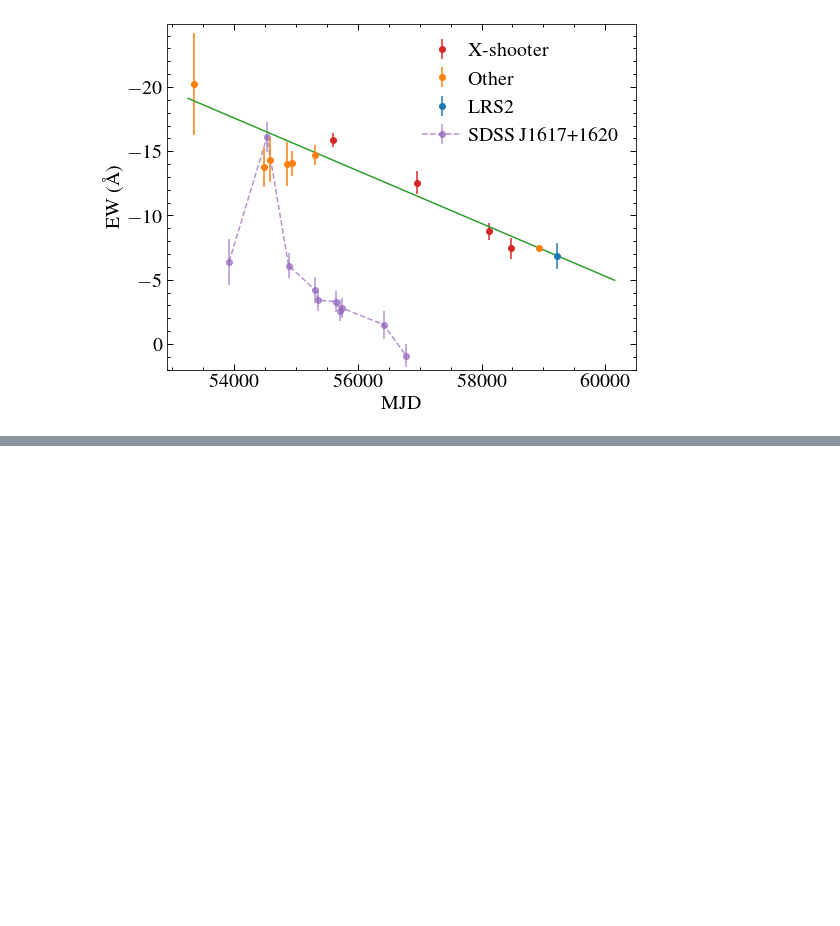
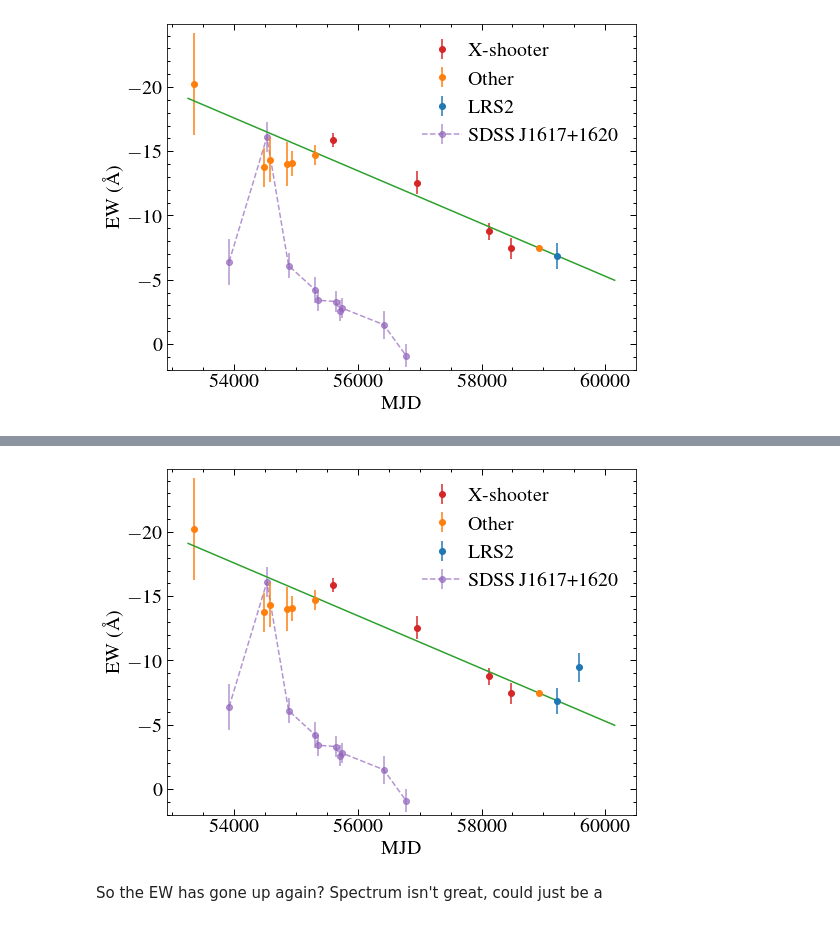
Before and after one commit to davidjwilson/gas_discs, a Jupyter notebook: xshooterql.ipynb, the cells around one changed output, grey strips where cells are left out. Cells and saved outputs as stored; diff of their text form; code cells hidden in the pictures; blank space fills up the shorter version.

```diff
--- a/xshooterql.ipynb
+++ b/xshooterql.ipynb
@@ -685,0 +784,32 @@ plt.tight_layout()
+# %%
+obsdates = [59563, 59594, 59625, 59653]
+
+
+plt.figure(figsize=(8, 6))
+plt.errorbar(datesx, np.sum(eqsx, axis=0), yerr= np.sum(ex**2, axis=0)**0.5, marker='o', ls='none', c= 'C3', label='X-shooter')
+plt.errorbar(dates, np.sum(eqs, axis=0), yerr=np.sum(eqse**2, axis=0)**0.5, marker='o', ls='none', c= 'C1', label='Other')
+#add lrsw
+plt.errorbar(lrs2_mjd, np.sum(lrs2_ew), yerr=np.sum(lrs2_ewe**2)**0.5, marker='o', ls='none', c= 'C0', label='LRS2')
+plt.errorbar(lrs2_mjd2, np.sum(lrs2_ew2), yerr=np.sum(lrs2_ewe2**2)**0.5, marker='o', ls='none', c= 'C0')
+
+
+tplot = np.linspace(min(adates)-100, max(obsdates)+500, 100)
+plt.plot(tplot, p_fit(tplot), c='C2')
+
+# prediction = p_fit(np.mean(obsdates))
+# plt.scatter(np.mean(obsdates), prediction, marker='x', label = 'Winter 2021 predicted EW = {0:.0f} \AA'.format(prediction), s=300)
+# [plt.axvline(obs, ls='--', alpha=0.5, c='C2') for obs in obsdates]
+# print(p_fit(obsdates))
+
+plt.errorbar(t1617, ew1617,yerr= ew_e1617, marker='o', ls='--', c='C4', label = 'SDSS\,J1617+1620', alpha =0.7, zorder=-10)
+
+plt.ylim(2, -24.9)
+plt.legend()
+plt.xlabel('MJD')
+plt.ylabel('EW (\AA)')
+plt.tight_layout()
+plt.savefig('plots/lrs2_20211229_ews.pdf')
+# %% [output]
+[figure, added]
+# %% [markdown]
+So the EW has gone up again? Spectrum isn't great, could just be a
```
Also changed, not shown: parts of 6 cells of this notebook, 6 other files.
